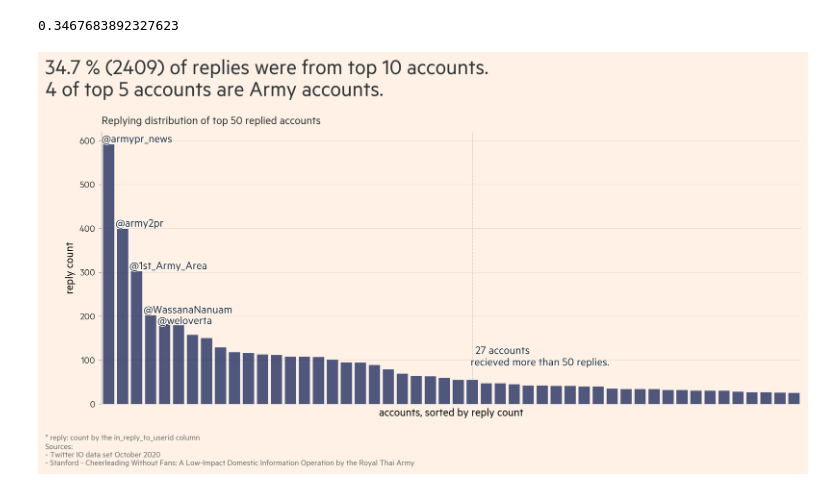
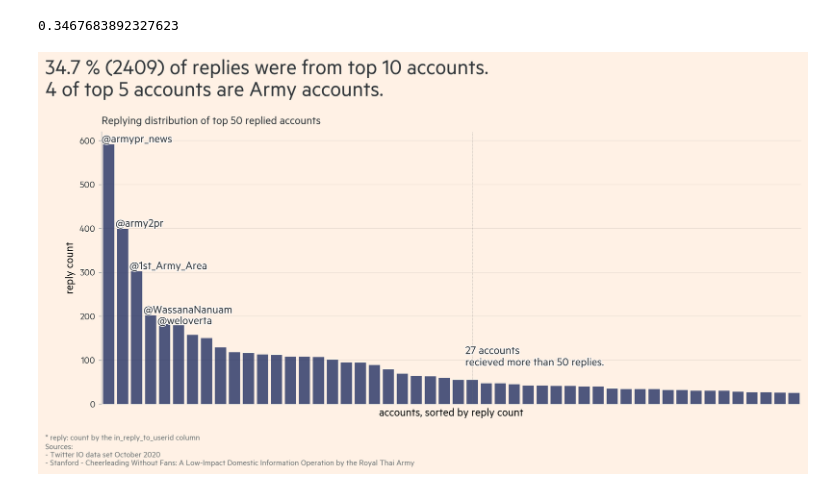
Before and after one commit to chuan-khuna/twitter-io-visualisation, a Jupyter notebook: v02-replying-distribution.ipynb, the cells around one changed output. Saved outputs shown, nothing was run; the diff lists cells and outputs as text; code cells hidden in the pictures.

```diff
--- a/v02-replying-distribution.ipynb
+++ b/v02-replying-distribution.ipynb
@@ -135,8 +135,8 @@ sns.barplot(df.head(top).index, df.head(top)['reply_freq'], color=_30k_main_pale
 
 # ←
 text = f"""\
-← {count_thrs_rp} accounts
-  recieved more than {thrs} replies."""
+{count_thrs_rp} accounts
+recieved more than {thrs} replies."""
 plt.text(x=count_thrs_rp-1.5, y=df.loc[count_thrs_rp-1, 'reply_freq']*1.5,
          s=text,
          path_effects=[patheffects.Stroke(linewidth=1.5, foreground='white', alpha=0.9),
@@ -179,31 +179,31 @@ fig.suptitle(takeaway_title,
              fontfamily=fontfam, fontsize=14*1.618
             )
 
 
 footnote = "* reply: count by the in_reply_to_userid column"
 plt.figtext(s=footnote,
             x=ax.get_position().x0/2, y=ax.get_position().y0-0.1,
             fontsize=14/1.618, color=_30k_text_palette_dict['text_lighter1'],
             fontfamily=fontfam
            )
 
 footnote = f"""\
 Sources:
 - Twitter IO data set October 2020
 - Stanford - Cheerleading Without Fans: A Low-Impact Domestic Information Operation by the Royal Thai Army"""
 plt.figtext(s=footnote,
             x=ax.get_position().x0/2, y=ax.get_position().y0-0.17,
             fontsize=14/1.618, color=_30k_text_palette_dict['text_lighter1'],
             fontfamily=fontfam
            )
 
 plt.xlabel('accounts, sorted by reply count', fontfamily=fontfam)
 plt.ylabel("reply count", fontfamily=fontfam)
 plt.xticks(ticks=[], labels=[])
 plt.yticks(ticks=np.arange(0, 700, 100), fontfamily=fontfam)
 
 sns.despine(bottom=True)
 
 plt.show()
 # %% [output]
-[figure, old version]
+[figure, new version]
```
Also changed, not shown: 2 other files.
